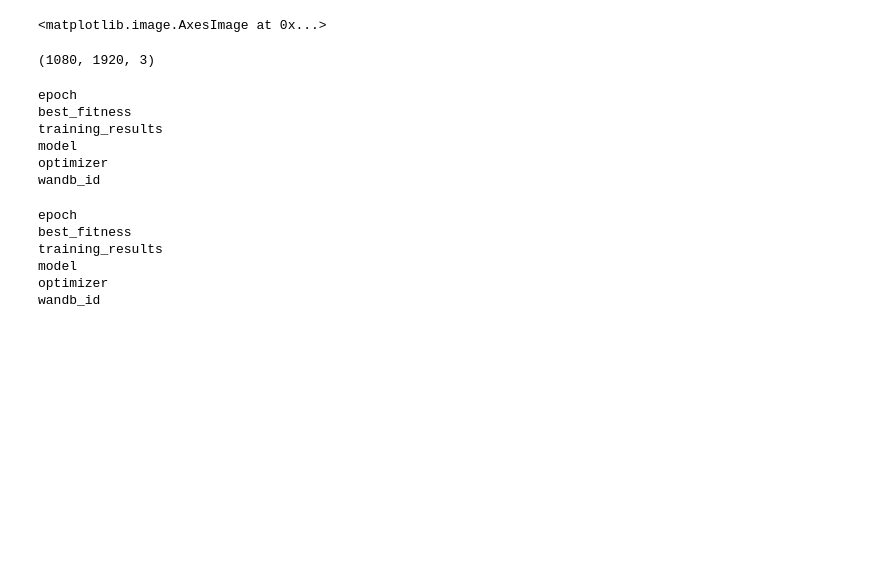
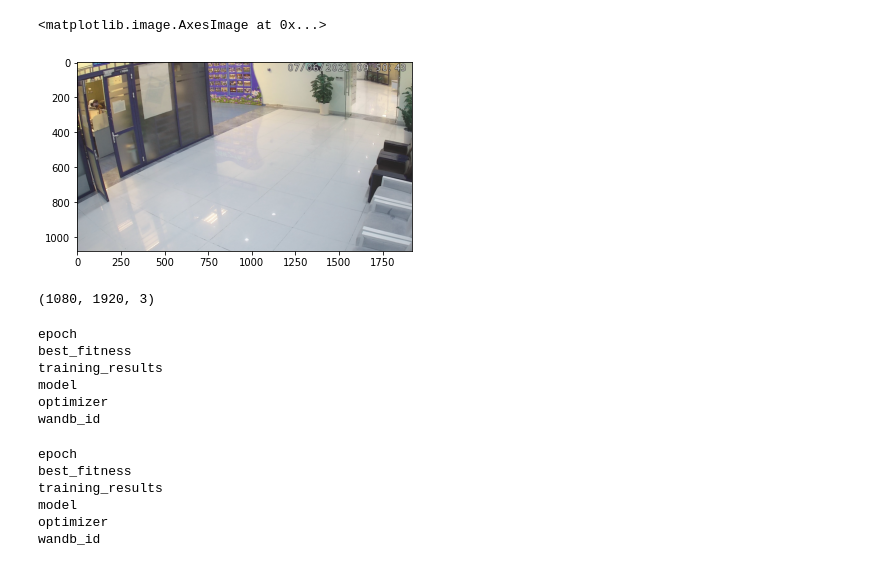
Before and after one commit to HaiNguyen2903/YoloV5_Deepsort_pytorch_clone, a Jupyter notebook: yolov5/debug.ipynb, the cells around one changed output. Saved outputs shown, nothing was run; the diff lists cells and outputs as text; code cells hidden in the pictures; blank space fills up the shorter version.

```diff
--- a/yolov5/debug.ipynb
+++ b/yolov5/debug.ipynb
@@ -7,13 +7,14 @@ val = [Path(x).resolve() for x in val]
 # %%
 import matplotlib.pyplot as plt
 import cv2
 
-img_path = '/data.local/hangd/data_vtx/frames_data/train/NVR-CH01_S20210607-095007_E20210607-095126/frame_000000.PNG'
+img_path = '/data.local/hangd/data_vtx/frames_data/train/NVR-CH01_S20210607-095007_E20210607-095126/frame_000343.jpg'
 img = cv2.imread(img_path)
 
 plt.imshow(img)
 # %% [output]
 <matplotlib.image.AxesImage at 0x...>
+[figure, added]
 # %%
 img.shape
 # %% [output]
```
Also changed, not shown: 7 other files.
